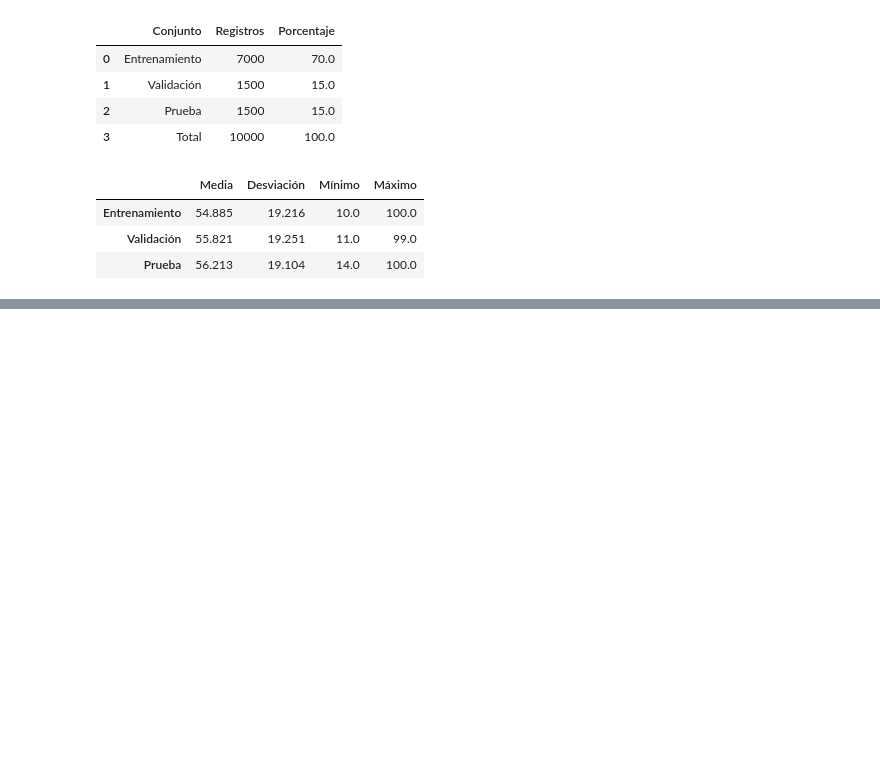
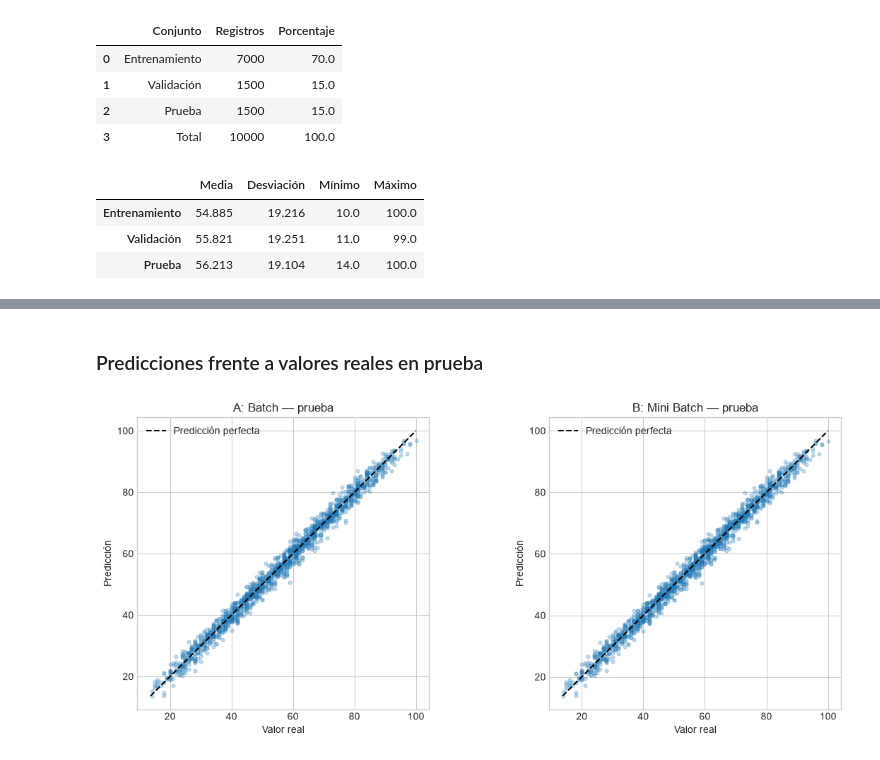
Before and after one commit to danielpulido01/RegresionLineal, a Jupyter notebook: main.ipynb, the cells around one changed output, grey strips where cells are left out. Saved outputs shown, nothing was run; the diff lists cells and outputs as text; code cells hidden in the pictures; blank space fills up the shorter version.

```diff
--- a/main.ipynb
+++ b/main.ipynb
@@ -340,0 +644,21 @@ pd.DataFrame({
+# %%
+filas_evaluacion = []
+for nombre, resultado in experimentos.items():
+    mse_train = np.asarray(resultado["historial_mse"]["train"])
+    mse_val = np.asarray(resultado["historial_mse"]["val"])
+    mejor_actualizacion = int(np.argmin(mse_val))
+    ventana = max(1, resultado["actualizaciones"] // 10)
+    cambio_train = mse_train[-ventana:].mean() - mse_train[-2 * ventana:-ventana].mean()
+    cambio_val = mse_val[-ventana:].mean() - mse_val[-2 * ventana:-ventana].mean()
+    filas_evaluacion.append({
+        "Experimento": nombre,
+        "MSE training final": mse_train[-1],
+        "MSE validation final": mse_val[-1],
+        "Brecha final": mse_val[-1] - mse_train[-1],
+        "MSE validation mínimo": mse_val[mejor_actualizacion],
+        "Actualización del mínimo": mejor_actualizacion,
+        "Cambio training (último 10%)": cambio_train,
+        "Cambio validation (último 10%)": cambio_val,
+    })
+evaluacion_mse = pd.DataFrame(filas_evaluacion).set_index("Experimento")
+display(evaluacion_mse.round(6))
@@ -340,0 +688,18 @@ pd.DataFrame({
+# %% [markdown]
+### Predicciones frente a valores reales en prueba
+# %%
+fig, axes = plt.subplots(1, 2, figsize=(12, 5))
+for ax, (nombre, resultado) in zip(axes, experimentos.items()):
+    predicciones = X_test @ resultado["beta"]
+    ax.scatter(y_test, predicciones, alpha=0.25, s=12)
+    limites = [min(y_test.min(), predicciones.min()), max(y_test.max(), predicciones.max())]
+    ax.plot(limites, limites, "k--", label="Predicción perfecta")
+    ax.set_title(nombre + " — prueba")
+    ax.set_xlabel("Valor real")
+    ax.set_ylabel("Predicción")
+    ax.set_aspect("equal", adjustable="box")
+    ax.legend()
+plt.tight_layout()
+plt.show()
+# %% [output]
+[figure, added]
```
Also changed, not shown: parts of 20 cells of this notebook, 3 other files.
